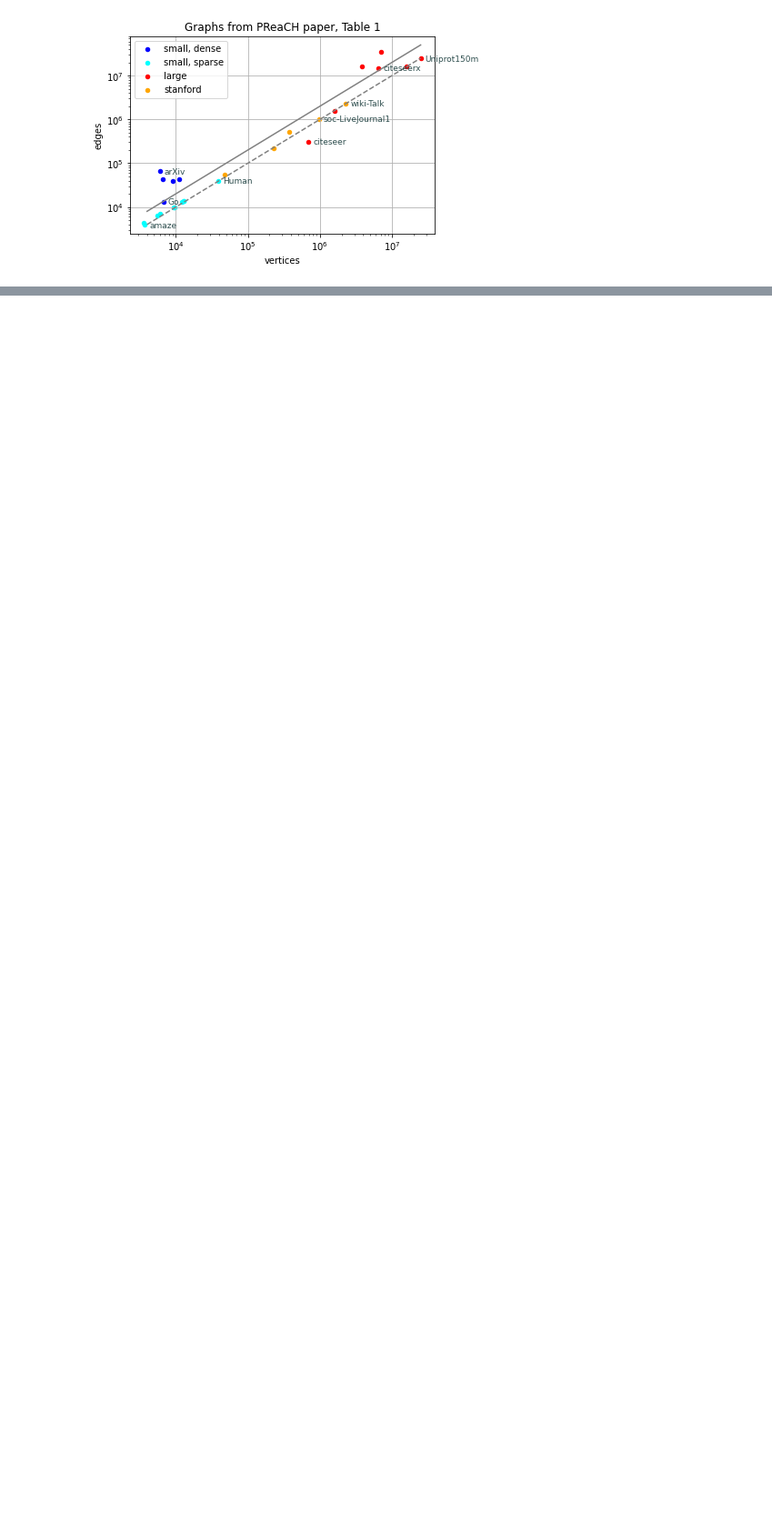
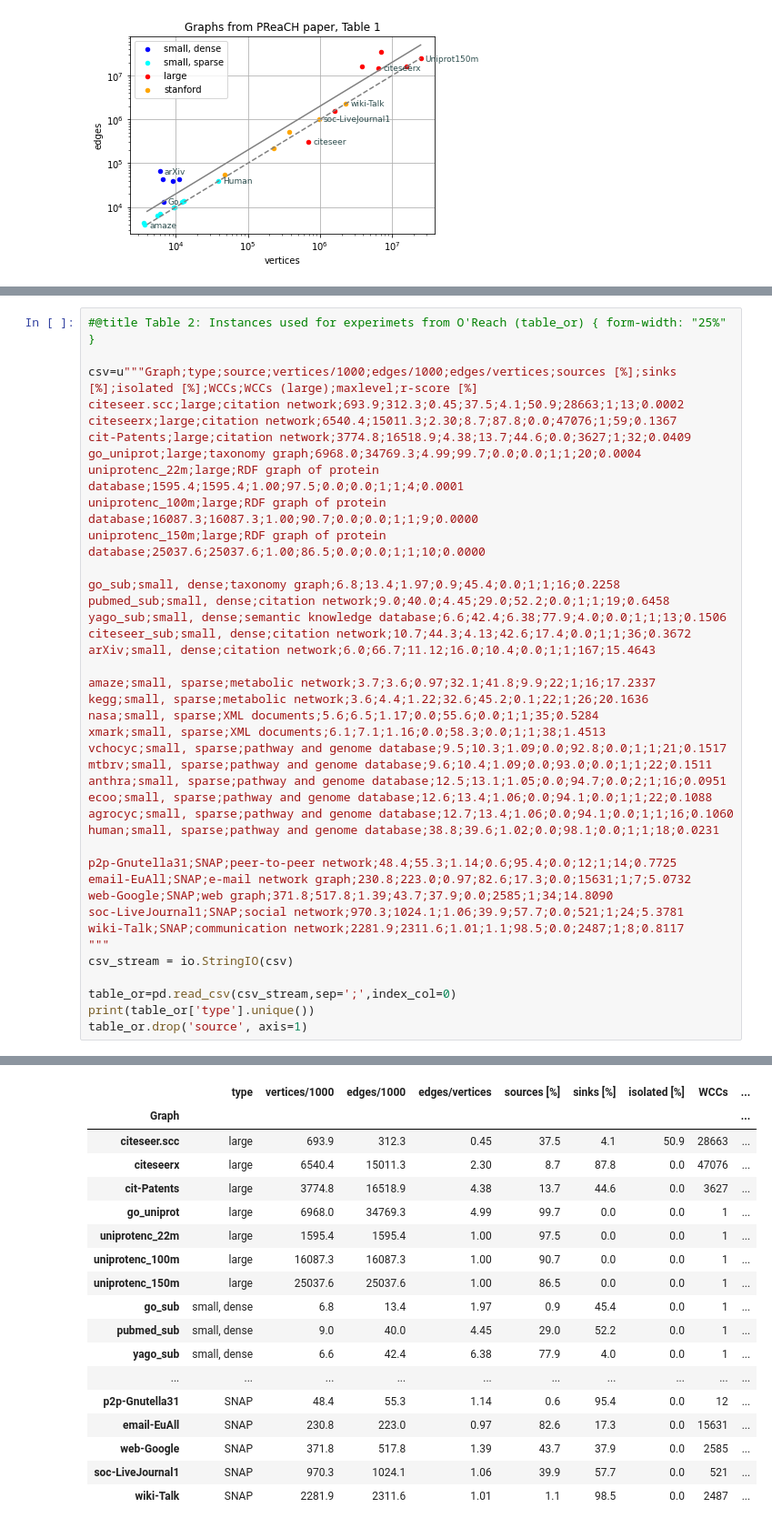
Before and after one commit to jnareb/git-commit-graph-ext, a Jupyter notebook: 11_datasets.ipynb, the cells around one changed output, grey strips where cells are left out. Shown at 91% size. Saved outputs shown, nothing was run; the diff lists cells and outputs as text; blank space fills up the shorter version.

```diff
--- a/11_datasets.ipynb
+++ b/11_datasets.ipynb
@@ -273,0 +299,41 @@ plt.show()
+# %%
+#@title Table 2: Instances used for experimets from O'Reach (table_or) { form-width: "25%" }
+
+csv=u"""Graph;type;source;vertices/1000;edges/1000;edges/vertices;sources [%];sinks [%];isolated [%];WCCs;WCCs (large);maxlevel;r-score [%]
+citeseer.scc;large;citation network;693.9;312.3;0.45;37.5;4.1;50.9;28663;1;13;0.0002
+citeseerx;large;citation network;6540.4;15011.3;2.30;8.7;87.8;0.0;47076;1;59;0.1367
+cit-Patents;large;citation network;3774.8;16518.9;4.38;13.7;44.6;0.0;3627;1;32;0.0409
+go_uniprot;large;taxonomy graph;6968.0;34769.3;4.99;99.7;0.0;0.0;1;1;20;0.0004
+uniprotenc_22m;large;RDF graph of protein database;1595.4;1595.4;1.00;97.5;0.0;0.0;1;1;4;0.0001
+uniprotenc_100m;large;RDF graph of protein database;16087.3;16087.3;1.00;90.7;0.0;0.0;1;1;9;0.0000
+uniprotenc_150m;large;RDF graph of protein database;25037.6;25037.6;1.00;86.5;0.0;0.0;1;1;10;0.0000
+
+go_sub;small, dense;taxonomy graph;6.8;13.4;1.97;0.9;45.4;0.0;1;1;16;0.2258
+pubmed_sub;small, dense;citation network;9.0;40.0;4.45;29.0;52.2;0.0;1;1;19;0.6458
+yago_sub;small, dense;semantic knowledge database;6.6;42.4;6.38;77.9;4.0;0.0;1;1;13;0.1506
+citeseer_sub;small, dense;citation network;10.7;44.3;4.13;42.6;17.4;0.0;1;1;36;0.3672
+arXiv;small, dense;citation network;6.0;66.7;11.12;16.0;10.4;0.0;1;1;167;15.4643
+
+amaze;small, sparse;metabolic network;3.7;3.6;0.97;32.1;41.8;9.9;22;1;16;17.2337
+kegg;small, sparse;metabolic network;3.6;4.4;1.22;32.6;45.2;0.1;22;1;26;20.1636
+nasa;small, sparse;XML documents;5.6;6.5;1.17;0.0;55.6;0.0;1;1;35;0.5284
+xmark;small, sparse;XML documents;6.1;7.1;1.16;0.0;58.3;0.0;1;1;38;1.4513
+vchocyc;small, sparse;pathway and genome database;9.5;10.3;1.09;0.0;92.8;0.0;1;1;21;0.1517
+mtbrv;small, sparse;pathway and genome database;9.6;10.4;1.09;0.0;93.0;0.0;1;1;22;0.1511
+anthra;small, sparse;pathway and genome database;12.5;13.1;1.05;0.0;94.7;0.0;2;1;16;0.0951
+ecoo;small, sparse;pathway and genome database;12.6;13.4;1.06;0.0;94.1;0.0;1;1;22;0.1088
+agrocyc;small, sparse;pathway and genome database;12.7;13.4;1.06;0.0;94.1;0.0;1;1;16;0.1060
+human;small, sparse;pathway and genome database;38.8;39.6;1.02;0.0;98.1;0.0;1;1;18;0.0231
+
+p2p-Gnutella31;SNAP;peer-to-peer network;48.4;55.3;1.14;0.6;95.4;0.0;12;1;14;0.7725
+email-EuAll;SNAP;e-mail network graph;230.8;223.0;0.97;82.6;17.3;0.0;15631;1;7;5.0732
+web-Google;SNAP;web graph;371.8;517.8;1.39;43.7;37.9;0.0;2585;1;34;14.8090
+soc-LiveJournal1;SNAP;social network;970.3;1024.1;1.06;39.9;57.7;0.0;521;1;24;5.3781
+wiki-Talk;SNAP;communication network;2281.9;2311.6;1.01;1.1;98.5;0.0;2487;1;8;0.8117
+"""
+csv_stream = io.StringIO(csv)
+
+table_or=pd.read_csv(csv_stream,sep=';',index_col=0)
+print(table_or['type'].unique())
+table_or.drop('source', axis=1)
+# %% [output]
@@ -273,0 +341,18 @@ plt.show()
+|  | type | vertices/1000 | edges/1000 | edges/vertices | sources [%] | sinks [%] | isolated [%] | WCCs | ... |
+| Graph |  |  |  |  |  |  |  |  | ... |
+| citeseer.scc | large | 693.9 | 312.3 | 0.45 | 37.5 | 4.1 | 50.9 | 28663 | ... |
+| citeseerx | large | 6540.4 | 15011.3 | 2.30 | 8.7 | 87.8 | 0.0 | 47076 | ... |
+| cit-Patents | large | 3774.8 | 16518.9 | 4.38 | 13.7 | 44.6 | 0.0 | 3627 | ... |
+| go_uniprot | large | 6968.0 | 34769.3 | 4.99 | 99.7 | 0.0 | 0.0 | 1 | ... |
+| uniprotenc_22m | large | 1595.4 | 1595.4 | 1.00 | 97.5 | 0.0 | 0.0 | 1 | ... |
+| uniprotenc_100m | large | 16087.3 | 16087.3 | 1.00 | 90.7 | 0.0 | 0.0 | 1 | ... |
+| uniprotenc_150m | large | 25037.6 | 25037.6 | 1.00 | 86.5 | 0.0 | 0.0 | 1 | ... |
+| go_sub | small, dense | 6.8 | 13.4 | 1.97 | 0.9 | 45.4 | 0.0 | 1 | ... |
+| pubmed_sub | small, dense | 9.0 | 40.0 | 4.45 | 29.0 | 52.2 | 0.0 | 1 | ... |
+| yago_sub | small, dense | 6.6 | 42.4 | 6.38 | 77.9 | 4.0 | 0.0 | 1 | ... |
+| ... | ... | ... | ... | ... | ... | ... | ... | ... | ... |
+| p2p-Gnutella31 | SNAP | 48.4 | 55.3 | 1.14 | 0.6 | 95.4 | 0.0 | 12 | ... |
+| email-EuAll | SNAP | 230.8 | 223.0 | 0.97 | 82.6 | 17.3 | 0.0 | 15631 | ... |
+| web-Google | SNAP | 371.8 | 517.8 | 1.39 | 43.7 | 37.9 | 0.0 | 2585 | ... |
+| soc-LiveJournal1 | SNAP | 970.3 | 1024.1 | 1.06 | 39.9 | 57.7 | 0.0 | 521 | ... |
+| wiki-Talk | SNAP | 2281.9 | 2311.6 | 1.01 | 1.1 | 98.5 | 0.0 | 2487 | ... |
```
Also changed, not shown: parts of 9 cells of this notebook, 2 other files.
